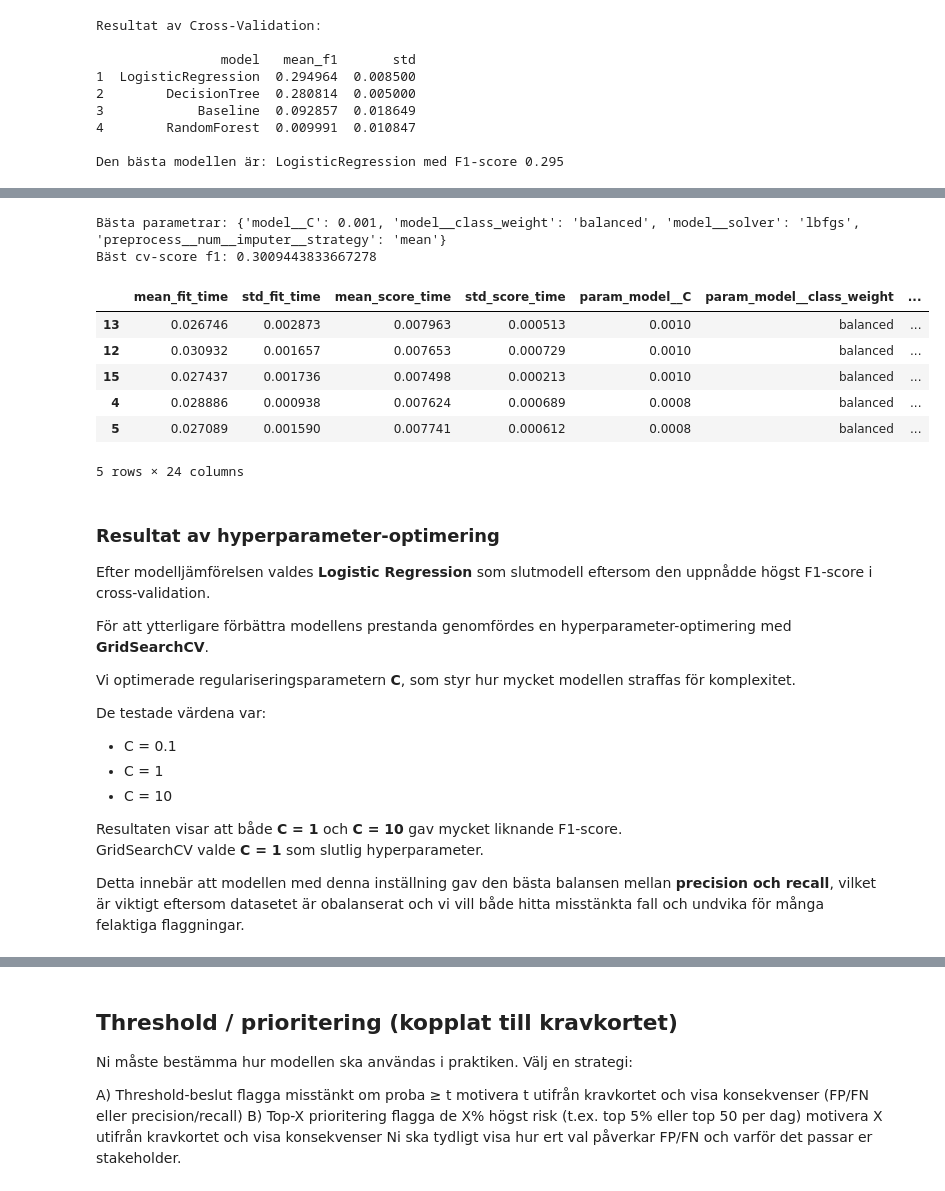
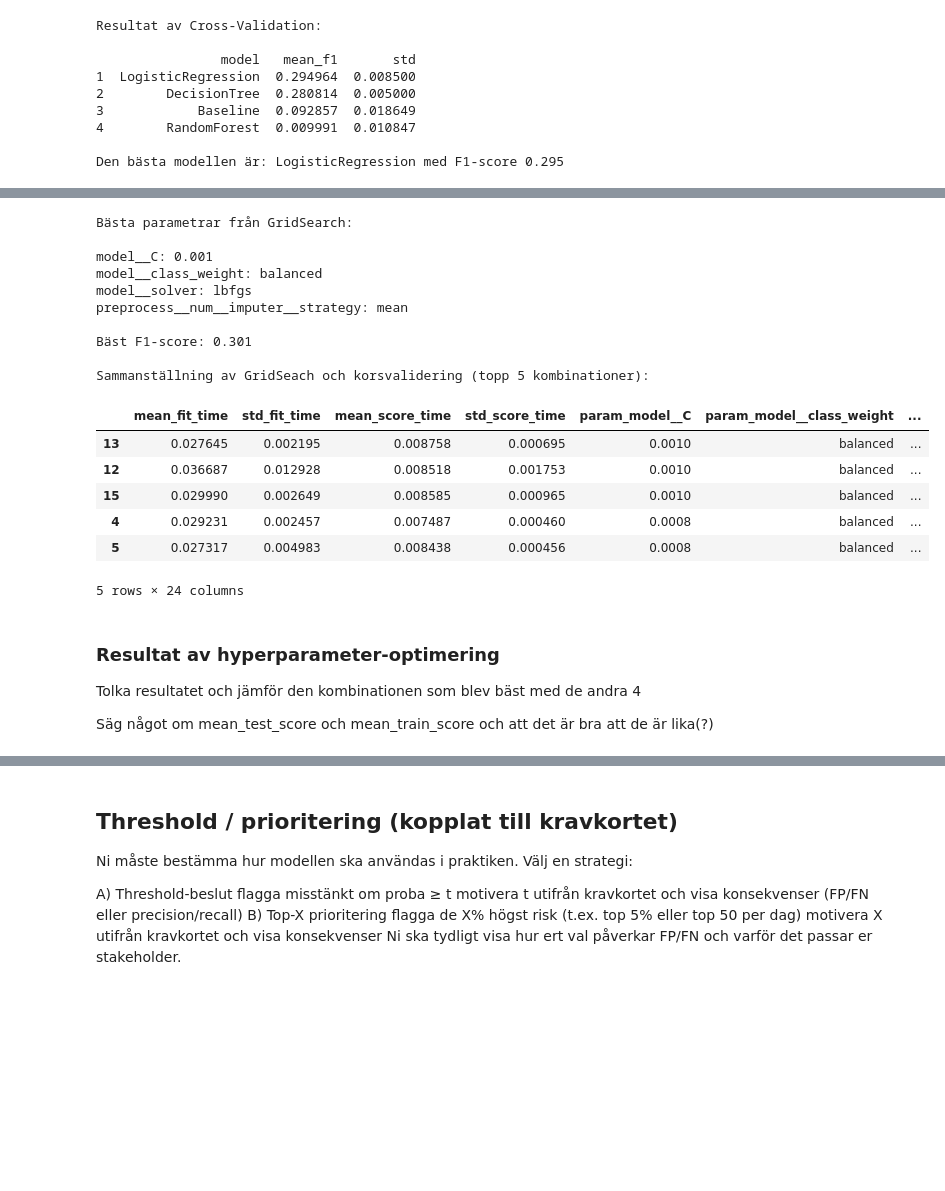
Before and after one commit to AlmaVasell/Grupparbete-MACHINELEARNING, a Jupyter notebook: report.ipynb, the cells around one changed output, grey strips where cells are left out. Drawn from its saved outputs; the diff is of its cells as text; code cells hidden in the pictures; blank space fills up the shorter version.

```diff
--- a/report.ipynb
+++ b/report.ipynb
@@ -470,68 +494,71 @@ Förklara kort vad ni optimerade och varför (koppla till kravkortet).
 # %%
-# Slutmodell (bästa modellen från modelljämförelsen)
+# Modell med högst f1-score från utvärderingen
 
 model = logreg
 
 # Pipeline
+
 final_pipeline = pipe_logreg
 
-# Hyperparameters att testa
+# Hyperparametrar att testa
+
 param_grid = {
     "model__C": [0.0008, 0.001, 0.01, 0.1, 1, 10],
     "model__solver": ["lbfgs", "liblinear"],
     "model__class_weight": [None, "balanced"],
     "preprocess__num__imputer__strategy": ["median", "mean"]
 }
 
 # GridSearch för att hitta bästa parameter
+
 grid_search = GridSearchCV(
     estimator=final_pipeline,
     param_grid=param_grid,
     cv=cv,
     scoring=SCORING,
     n_jobs=-1,
     refit=True,
     return_train_score=True
 )
 
 # Träna modellerna
+
 grid_search.fit(X_train, y_train)
 
 # Bästa modellen
+
 best_model = grid_search.best_estimator_
 
-print("Bästa parametrar:", grid_search.best_params_)
+print("Bästa parametrar från GridSearch:\n")
+for param_name, param_value in grid_search.best_params_.items():
+    print(f"{param_name}: {param_value}")
 
-print("Bäst cv-score f1:", grid_search.best_score_)
+print(f"\nBäst F1-score: {grid_search.best_score_:.3f}")
 
 result = pd.DataFrame(grid_search.cv_results_)
+print("\nSammanställning av GridSeach och korsvalidering (topp 5 kombinationer):")
 result.sort_values("rank_test_score").head(5)
 # %% [output]
-Bästa parametrar: {'model__C': 0.001, 'model__class_weight': 'balanced', 'model__solver': 'lbfgs', 'preprocess__num__imputer__strategy': 'mean'}
-Bäst cv-score f1: 0.3009443833667278
+Bästa parametrar från GridSearch:
+
+model__C: 0.001
+model__class_weight: balanced
+model__solver: lbfgs
+preprocess__num__imputer__strategy: mean
+
+Bäst F1-score: 0.301
+
+Sammanställning av GridSeach och korsvalidering (topp 5 kombinationer):
 |  | mean_fit_time | std_fit_time | mean_score_time | std_score_time | param_model__C | param_model__class_weight | ... |
-| 13 | 0.026746 | 0.002873 | 0.007963 | 0.000513 | 0.0010 | balanced | ... |
-| 12 | 0.030932 | 0.001657 | 0.007653 | 0.000729 | 0.0010 | balanced | ... |
-| 15 | 0.027437 | 0.001736 | 0.007498 | 0.000213 | 0.0010 | balanced | ... |
-| 4 | 0.028886 | 0.000938 | 0.007624 | 0.000689 | 0.0008 | balanced | ... |
-| 5 | 0.027089 | 0.001590 | 0.007741 | 0.000612 | 0.0008 | balanced | ... |
+| 13 | 0.027645 | 0.002195 | 0.008758 | 0.000695 | 0.0010 | balanced | ... |
+| 12 | 0.036687 | 0.012928 | 0.008518 | 0.001753 | 0.0010 | balanced | ... |
+| 15 | 0.029990 | 0.002649 | 0.008585 | 0.000965 | 0.0010 | balanced | ... |
+| 4 | 0.029231 | 0.002457 | 0.007487 | 0.000460 | 0.0008 | balanced | ... |
+| 5 | 0.027317 | 0.004983 | 0.008438 | 0.000456 | 0.0008 | balanced | ... |
 5 rows × 24 columns
 # %% [markdown]
 ### Resultat av hyperparameter-optimering
 
-Efter modelljämförelsen valdes **Logistic Regression** som slutmodell eftersom den uppnådde högst F1-score i cross-validation.
+Tolka resultatet och jämför den kombinationen som blev bäst med de andra 4
 
-För att ytterligare förbättra modellens prestanda genomfördes en hyperparameter-optimering med **GridSearchCV**.
-
-Vi optimerade regulariseringsparametern **C**, som styr hur mycket modellen straffas för komplexitet.
-
-De testade värdena var:
-
-- C = 0.1
-- C = 1
-- C = 10
-
-Resultaten visar att både **C = 1** och **C = 10** gav mycket liknande F1-score.
-GridSearchCV valde **C = 1** som slutlig hyperparameter.
-
-Detta innebär att modellen med denna inställning gav den bästa balansen mellan **precision och recall**, vilket är viktigt eftersom datasetet är obalanserat och vi vill både hitta misstänkta fall och undvika för många felaktiga flaggningar.
+Säg något om mean_test_score och mean_train_score och att det är bra att de är lika(?)
```
Also changed, not shown: parts of 4 cells of this notebook.
